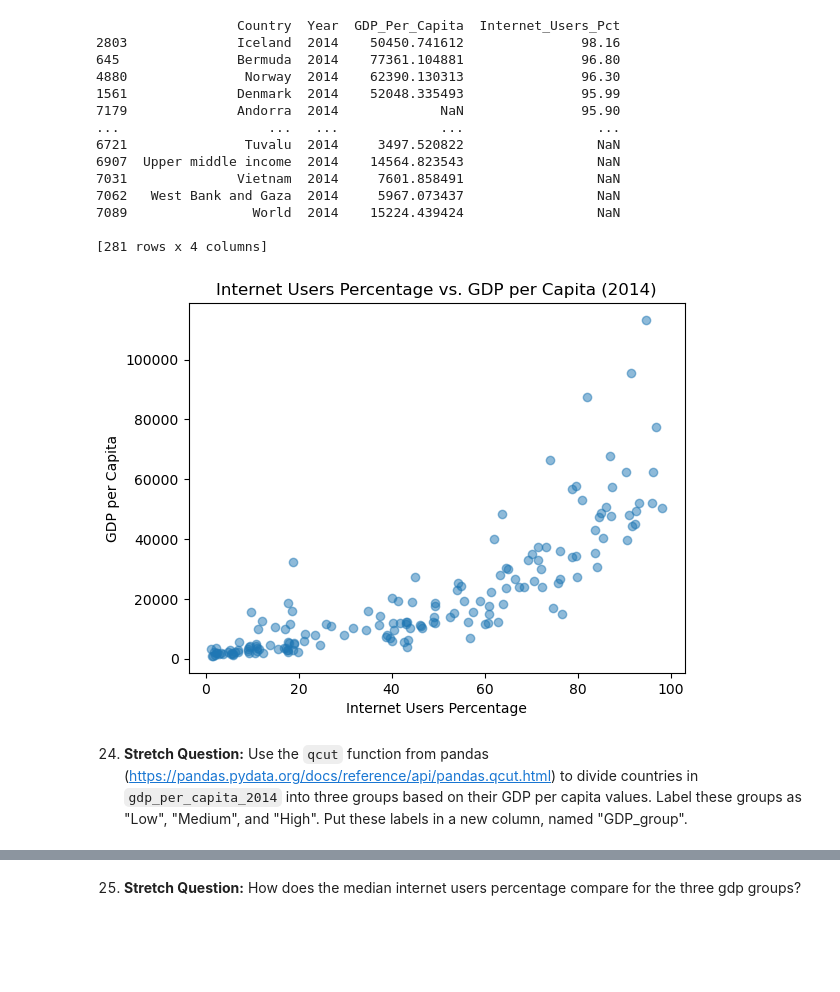
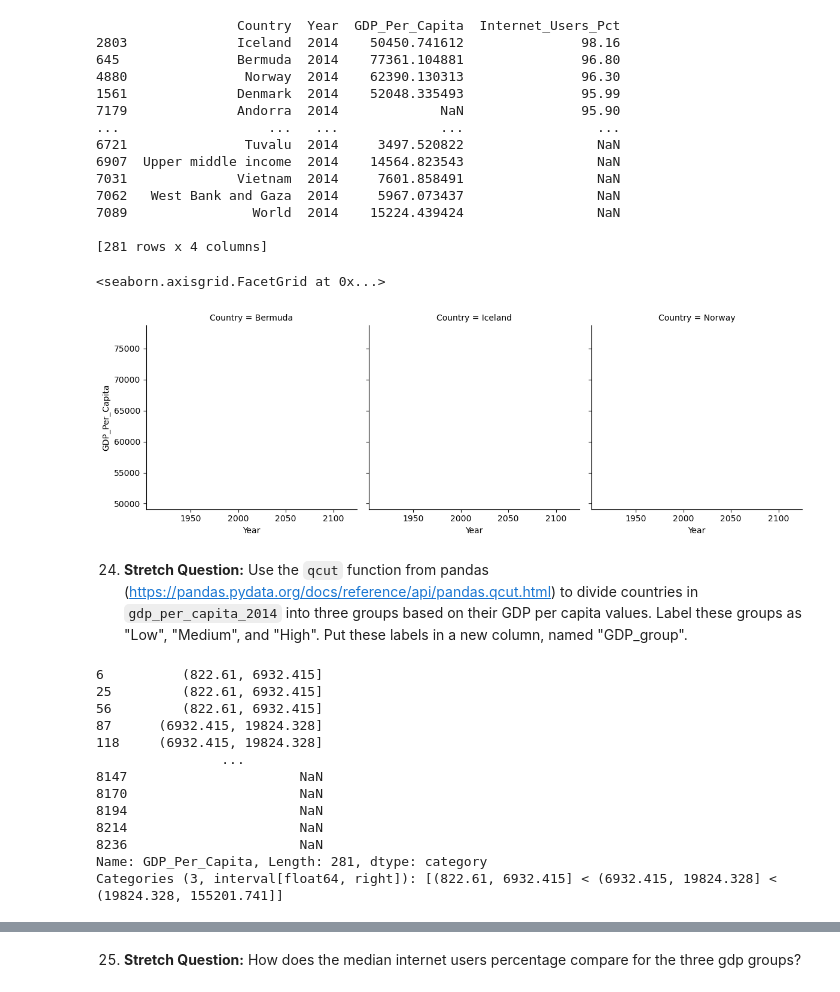
Before and after one commit to scost46/gdp-and-internet-usage-scost46, a Jupyter notebook: notebook/UN_Project.ipynb, the cells around one changed output, grey strips where cells are left out. Drawn from its saved outputs; the diff is of its cells as text; code cells hidden in the pictures; blank space fills up the shorter version.

```diff
--- a/notebook/UN_Project.ipynb
+++ b/notebook/UN_Project.ipynb
@@ -537,16 +548,30 @@ print(sorted_2014)
 7089                World  2014    15224.439424                 NaN
 
 [281 rows x 4 columns]
-# %%
-# Create the plot
-plt.scatter(gdp_and_internet_use_2014['Internet_Users_Pct'], gdp_and_internet_use_2014['GDP_Per_Capita'], alpha=0.5)
-plt.xlabel('Internet Users Percentage')
-plt.ylabel('GDP per Capita')
-plt.title('Internet Users Percentage vs. GDP per Capita (2014)')
-
-# Show the plot
-plt.show()
-# %% [output]
-[figure, removed]
+# %%
+countries = ["Iceland", "Bermuda", "Norway"]
+highest_internet_users = gdp_and_internet_use_2014[gdp_and_internet_use_2014["Country"].isin(countries)]
+
+g = sns.FacetGrid(highest_internet_users, col="Country", col_wrap=3, height=4)
+g.map(sns.lineplot, "Year", "GDP_Per_Capita")
+# %% [output]
+<seaborn.axisgrid.FacetGrid at 0x...>
+[figure, added]
 # %% [markdown]
 24. **Stretch Question:** Use the `qcut` function from pandas (https://pandas.pydata.org/docs/reference/api/pandas.qcut.html) to divide countries in `gdp_per_capita_2014` into three groups based on their GDP per capita values. Label these groups as "Low", "Medium", and "High". Put these labels in a new column, named "GDP_group".
+# %%
+pd.qcut(gdp_and_internet_use_2014.GDP_Per_Capita,3)
+# %% [output]
+6          (822.61, 6932.415]
+25         (822.61, 6932.415]
+56         (822.61, 6932.415]
+87      (6932.415, 19824.328]
+118     (6932.415, 19824.328]
+                ...
+8147                      NaN
+8170                      NaN
+8194                      NaN
+8214                      NaN
+8236                      NaN
+Name: GDP_Per_Capita, Length: 281, dtype: category
+Categories (3, interval[float64, right]): [(822.61, 6932.415] < (6932.415, 19824.328] < (19824.328, 155201.741]]
```
Also changed, not shown: parts of 4 cells of this notebook.
